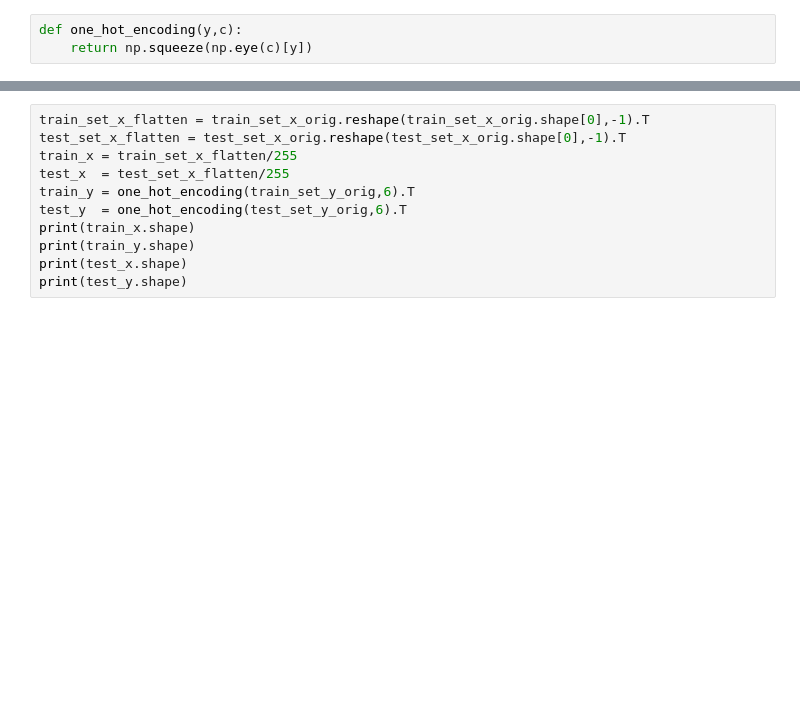
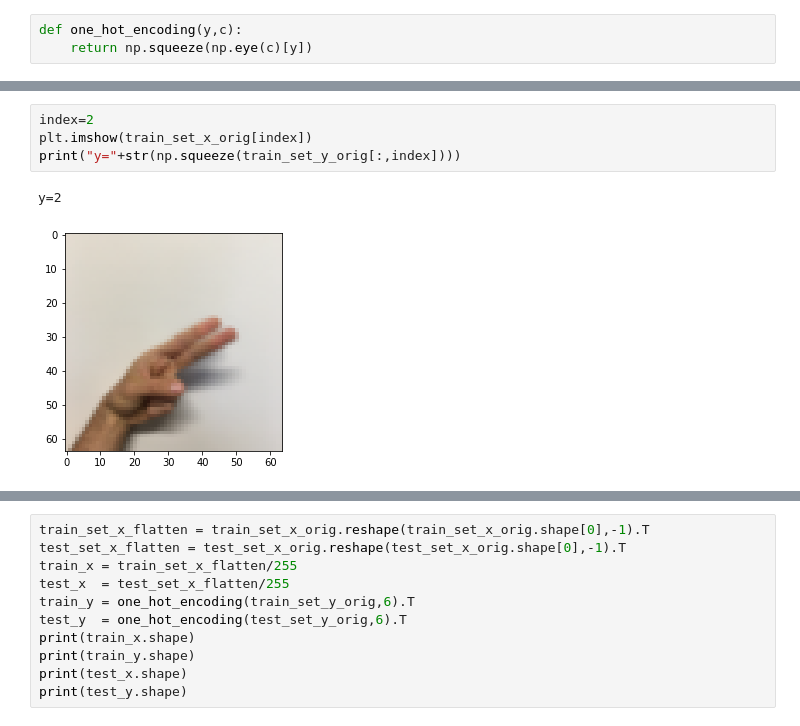
Before and after one commit to ferozferoz/DeepLearn, a Jupyter notebook: Codes/tensorFlow/Image_recognition.ipynb, the cells around one changed output, grey strips where cells are left out. Drawn from its saved outputs; the diff is of its cells as text; blank space fills up the shorter version.

```diff
--- a/Codes/tensorFlow/Image_recognition.ipynb
+++ b/Codes/tensorFlow/Image_recognition.ipynb
@@ -41,0 +48,7 @@ y=5
+# %%
+index=2
+plt.imshow(train_set_x_orig[index])
+print("y="+str(np.squeeze(train_set_y_orig[:,index])))
+# %% [output]
+y=2
+[figure, added]
```
Also changed, not shown: parts of 11 cells of this notebook.
